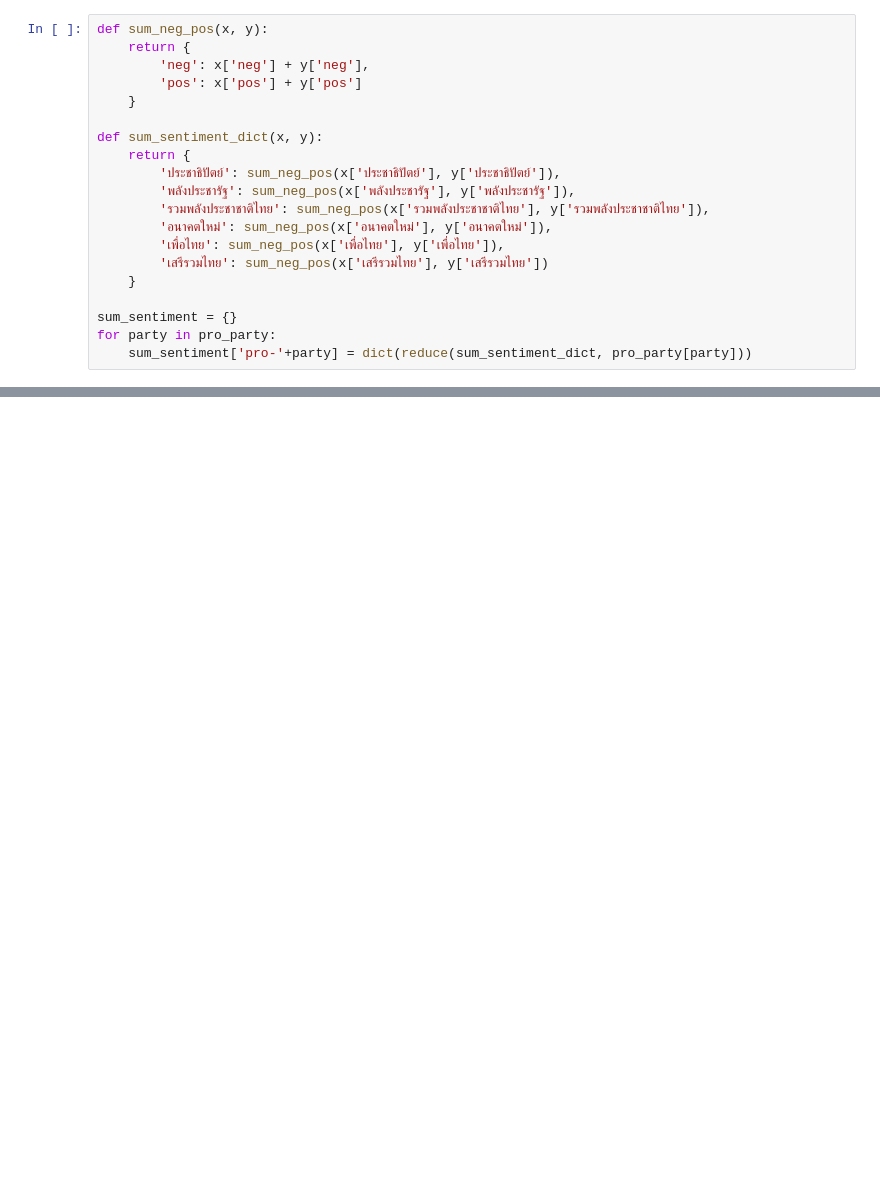
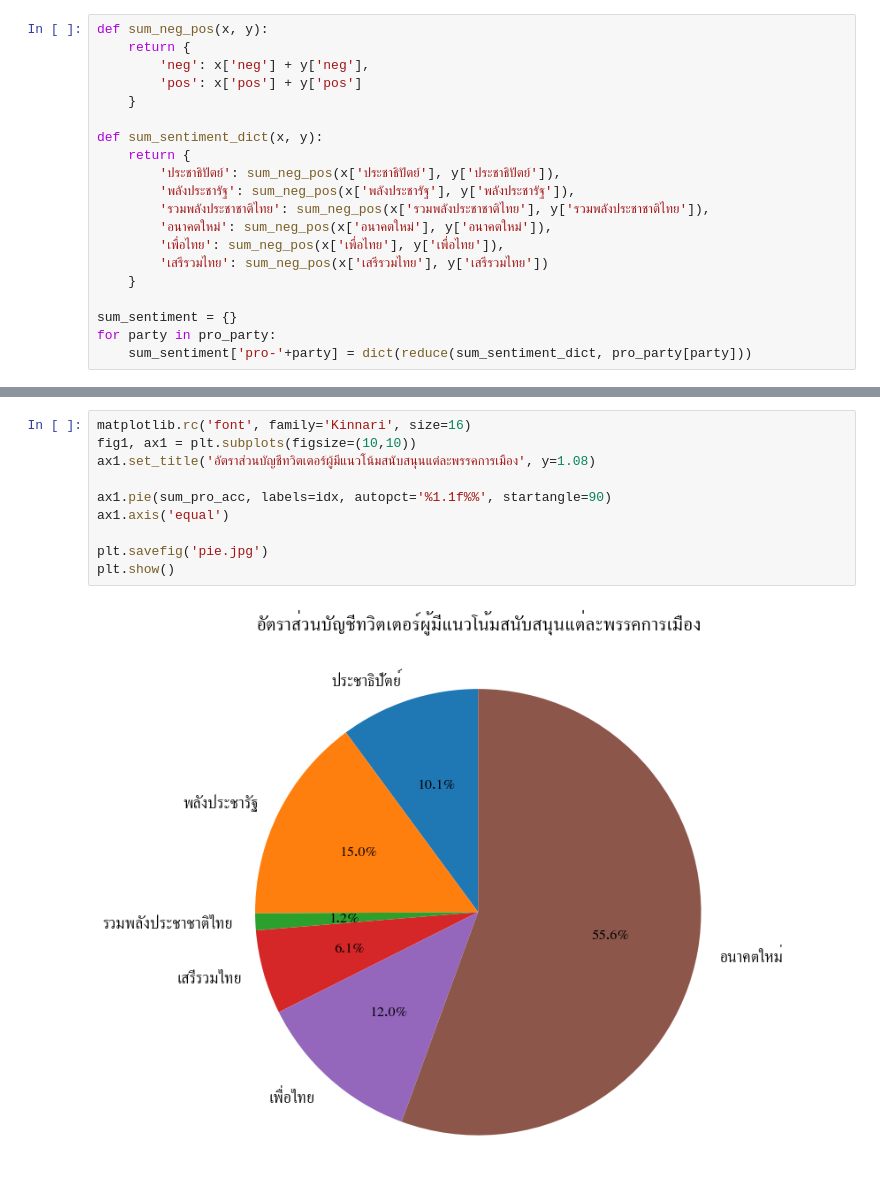
Before and after one commit to dsmlr/Thai-political-tweet-analysis, a Jupyter notebook: User tweet text sentiment.ipynb, the cells around one changed output, grey strips where cells are left out. Cells and saved outputs as stored; diff of their text form; blank space fills up the shorter version.

```diff
--- a/User tweet text sentiment.ipynb
+++ b/User tweet text sentiment.ipynb
@@ -211,0 +254,12 @@ plt.xticks(range(len(idx)), idx, rotation=45)
+# %%
+matplotlib.rc('font', family='Kinnari', size=16)
+fig1, ax1 = plt.subplots(figsize=(10,10))
+ax1.set_title('อัตราส่วนบัญชีทวิตเตอร์ผู้มีแนวโน้มสนับสนุนแต่ละพรรคการเมือง', y=1.08)
+
+ax1.pie(sum_pro_acc, labels=idx, autopct='%1.1f%%', startangle=90)
+ax1.axis('equal')
+
+plt.savefig('pie.jpg')
+plt.show()
+# %% [output]
+[figure, added]
```
Also changed, not shown: parts of 5 cells of this notebook, 7 other files.
